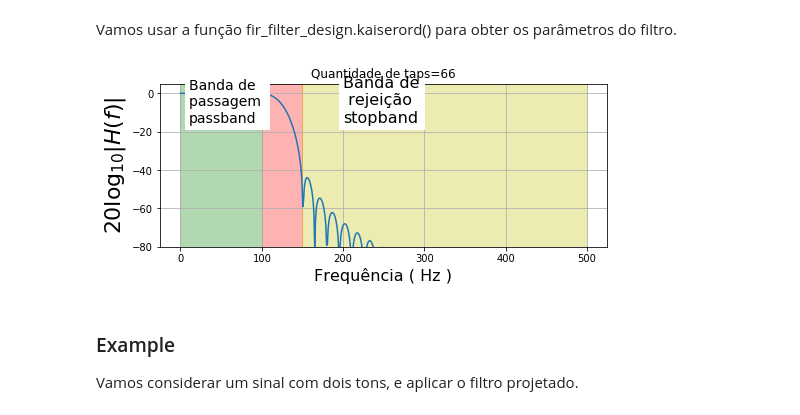
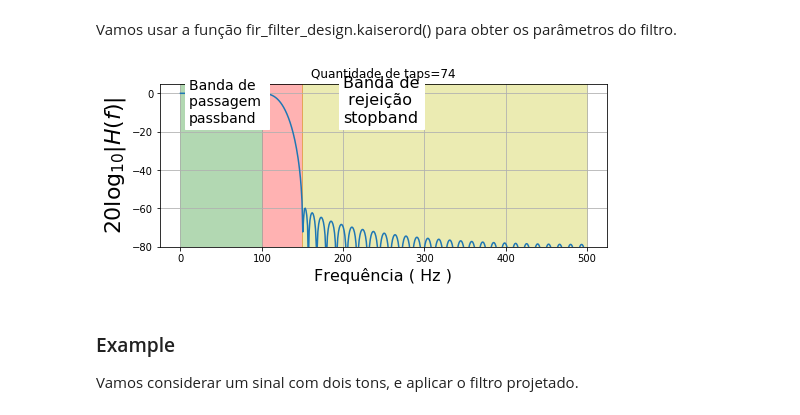
Before and after one commit to ecandeia/PDS, a Jupyter notebook: Filtros/FIR.ipynb, the cells around one changed output. Cells and saved outputs as stored; diff of their text form; code cells hidden in the pictures.

```diff
--- a/Filtros/FIR.ipynb
+++ b/Filtros/FIR.ipynb
@@ -232,35 +233,36 @@ Vamos usar a função fir_filter_design.kaiserord() para obter os parâmetros do
 # %%
 from __future__ import  division
 from matplotlib.patches import Rectangle
 import matplotlib.pyplot as plt
 
 
 # Apenas para janelas do tipo Kayser
 M,beta= signal.fir_filter_design.kaiserord(delta, (fstop-fpass)/(fs/2.))
 
-M = 66
-hn = signal.firwin(M,(fstop+fpass)/2.,window=('hann'),nyq=fs/2.)
-#hn = signal.firwin(M,(fstop+fpass)/2.,window=('kaiser',beta),nyq=fs/2.)
+# Para os demais filtros
+#M = 88
+#hn = signal.firwin(M,(fstop+fpass)/2.,window=('hamm'),nyq=fs/2.)
+hn = signal.firwin(M,(fstop+fpass)/2.,window=('kaiser',beta),nyq=fs/2.)
 
 w,H = signal.freqz(hn) # resposta em frequência
 
 fig,ax = plt.subplots()
 fig.set_size_inches((8,3))
 
 ax.plot(w/np.pi*fs/2.,20*np.log10(abs(H)))
 ax.set_xlabel("Frequência ( Hz )",fontsize=16)
 ax.set_ylabel(r"$20\log_{10} |H(f)| $",fontsize=22)
 ymin,ymax = -80,5
 ax.axis(ymin = ymin,ymax=ymax)
 ax.add_patch(Rectangle((0,ymin),width=fpass,height=ymax-ymin,color='g',alpha=0.3))
 ax.add_patch(Rectangle((fpass,ymin),width=fstop-fpass,height=ymax-ymin,color='r',alpha=0.3))
 ax.add_patch(Rectangle((fstop,ymin),width=fs/2-fstop,height=ymax-ymin,color='y',alpha=0.3))
 ax.set_title("Quantidade de taps=%d"%M)
 ax.text(10,-15,'Banda de \npassagem \npassband',fontsize=14,bbox=dict(color='white'))
 ax.text(200,-15,'Banda de\n rejeição\nstopband',fontsize=16,bbox=dict(color='white'))
 ax.grid()
 # %% [output]
-[figure, old version]
+[figure, new version]
 # %% [markdown]
 ### Example
 
```
Also changed, not shown: parts of 6 cells of this notebook.
